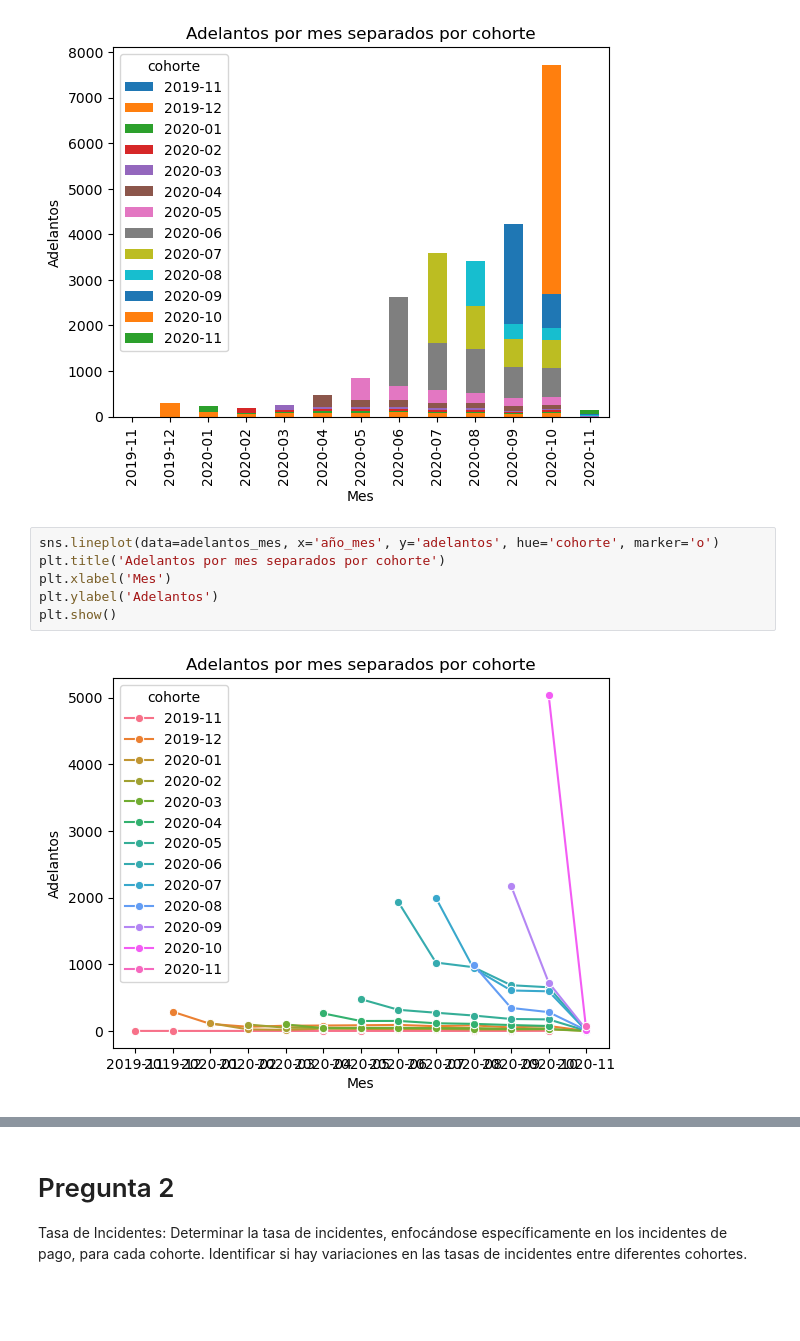
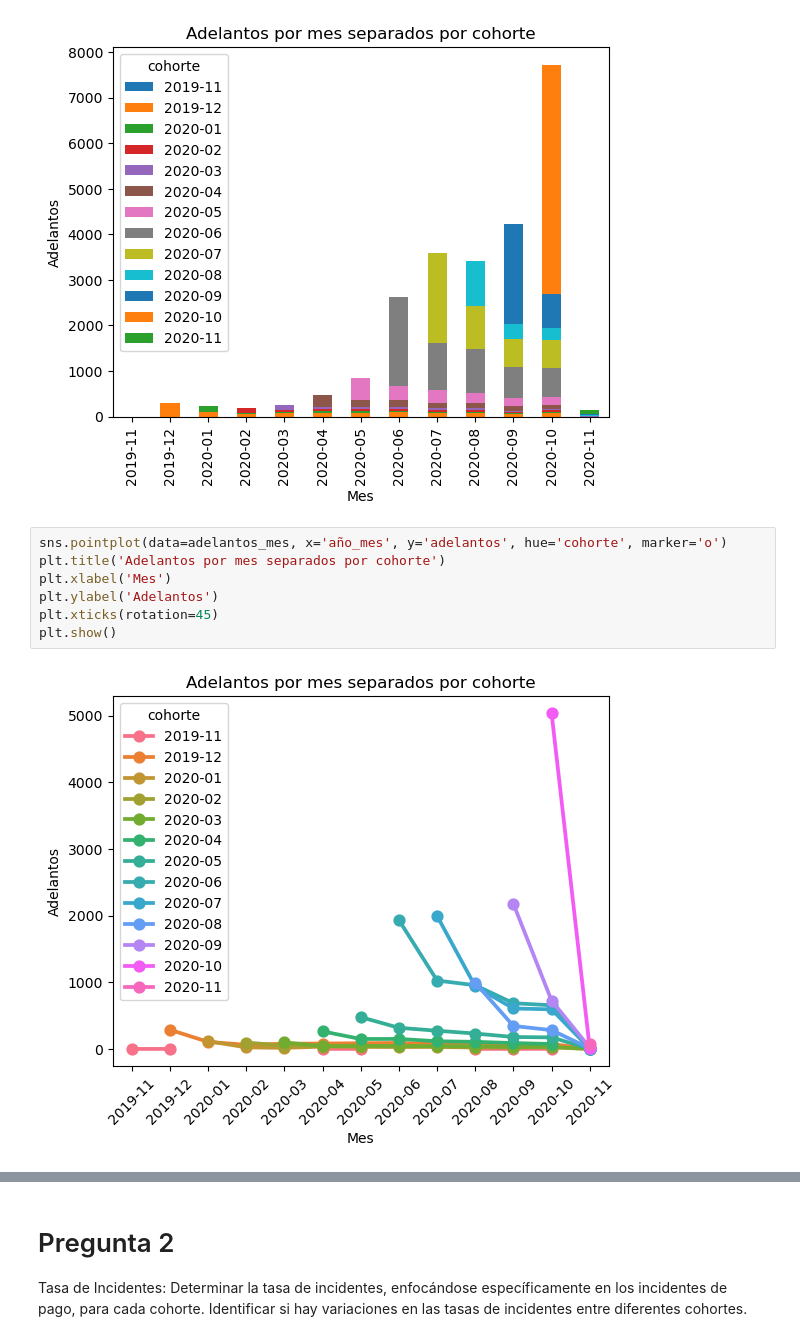
Before and after one commit to moiatgit/project-1-ironhack-payments-es, a Jupyter notebook: grupo3.ipynb, the cells around one changed output, grey strips where cells are left out. Drawn from its saved outputs; the diff is of its cells as text; blank space fills up the shorter version.

```diff
--- a/grupo3.ipynb
+++ b/grupo3.ipynb
@@ -423,10 +423,11 @@ plt.show()
 # %% [output]
 [figure]
 # %%
-sns.lineplot(data=adelantos_mes, x='año_mes', y='adelantos', hue='cohorte', marker='o')
+sns.pointplot(data=adelantos_mes, x='año_mes', y='adelantos', hue='cohorte', marker='o')
 plt.title('Adelantos por mes separados por cohorte')
 plt.xlabel('Mes')
 plt.ylabel('Adelantos')
+plt.xticks(rotation=45)
 plt.show()
 # %% [output]
-[figure, old version]
+[figure, new version]
```
Also changed, not shown: parts of 13 cells of this notebook.
